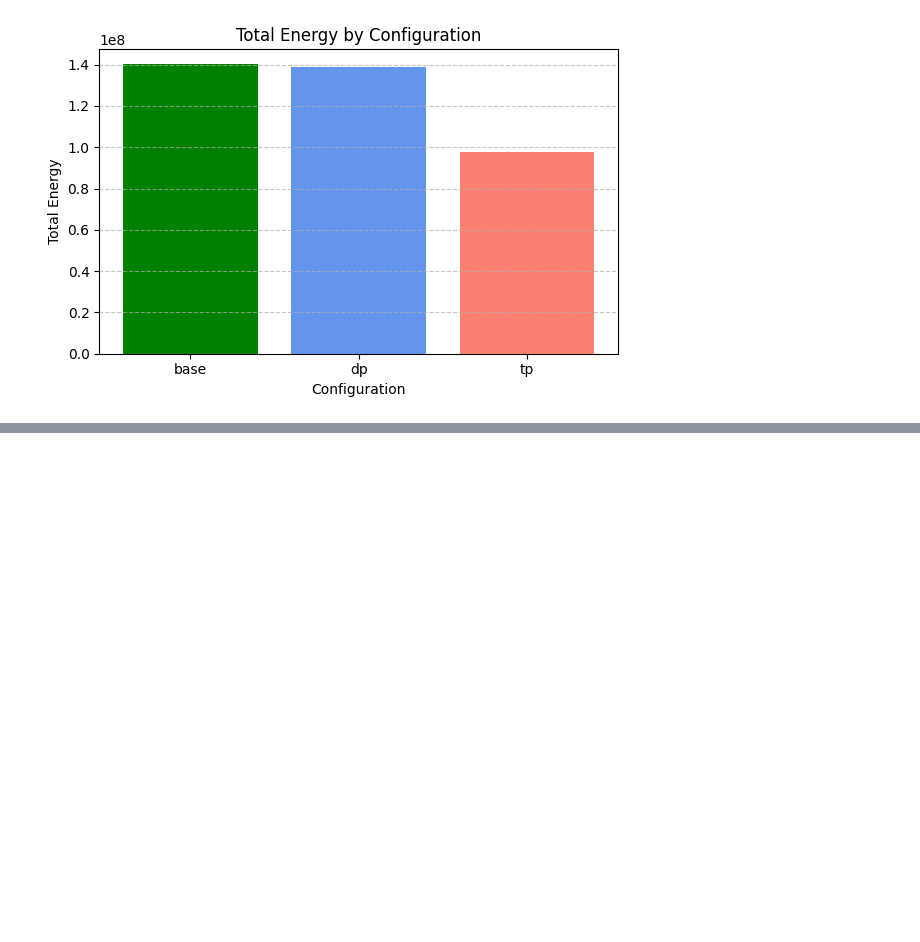
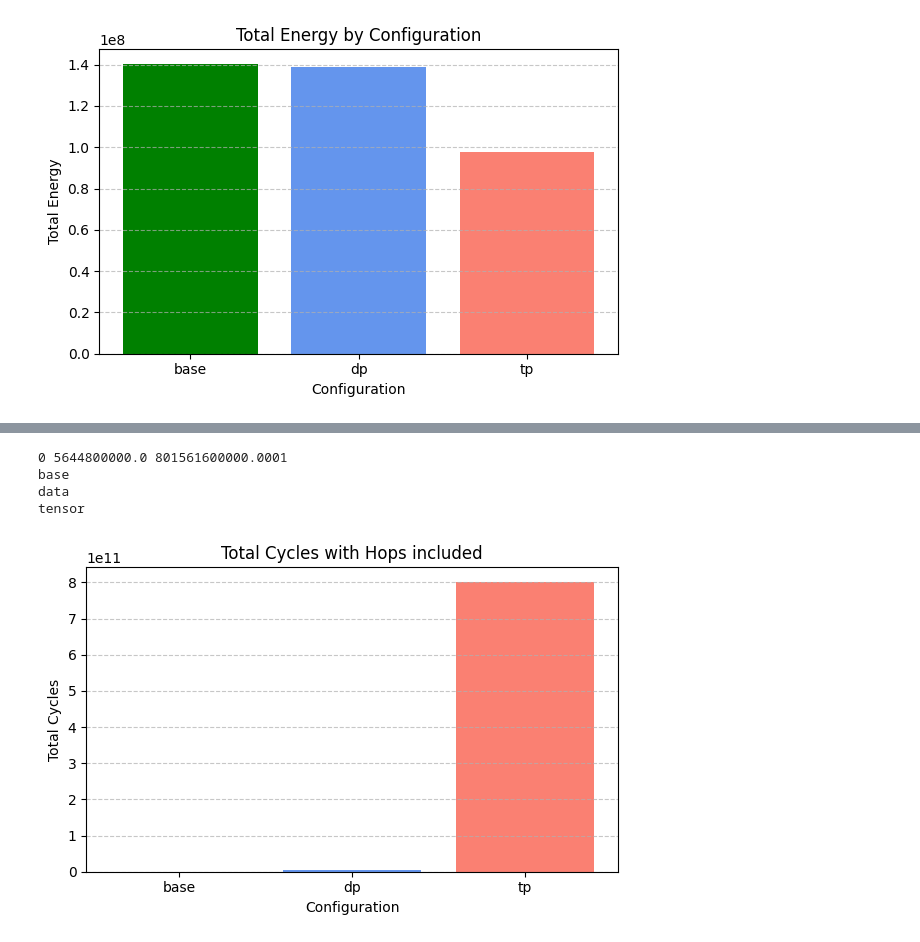
Before and after one commit to feadebekun2/6.593-final, a Jupyter notebook: workspace/tester.ipynb, the cells around one changed output, grey strips where cells are left out. Drawn from its saved outputs; the diff is of its cells as text; code cells hidden in the pictures; blank space fills up the shorter version.

```diff
--- a/workspace/tester.ipynb
+++ b/workspace/tester.ipynb
@@ -149,0 +169,39 @@ TP Mode
+# %%
+def plot_total_energy_with_hops(results):
+    total_energy = {}
+
+    print(base_hop_energy, dp_hop_energy, tp_hop_energy)
+    for config, data in results.items():
+        if config == "dp":
+            print("data")
+            total_energy[config] = sum(data["energy"]) + dp_hop_energy
+
+        elif config == "tp":
+            print("tensor")
+            total_energy[config] = sum(data["energy"]) + tp_hop_energy
+
+        else:  # Base config
+            print("base")
+            total_energy[config] = sum(data["energy"]) + base_hop_energy
+
+    # Extract configs and values
+    configs = list(total_energy.keys())
+    energy = list(total_energy.values())
+
+    # Plotting
+    plt.figure(figsize=(6, 4))
+    plt.bar(configs, energy, color=["green", "cornflowerblue", "salmon"])
+    plt.title("Total Cycles with Hops included")
+    plt.xlabel("Configuration")
+    plt.ylabel("Total Cycles")
+    plt.grid(axis="y", linestyle="--", alpha=0.7)
+    plt.tight_layout()
+    plt.show()
+
+plot_total_energy_with_hops(results)
+# %% [output]
+0 5644800000.0 801561600000.0001
+base
+data
+tensor
+[figure, added]
```
Also changed, not shown: parts of 5 cells of this notebook, 19 other files.
